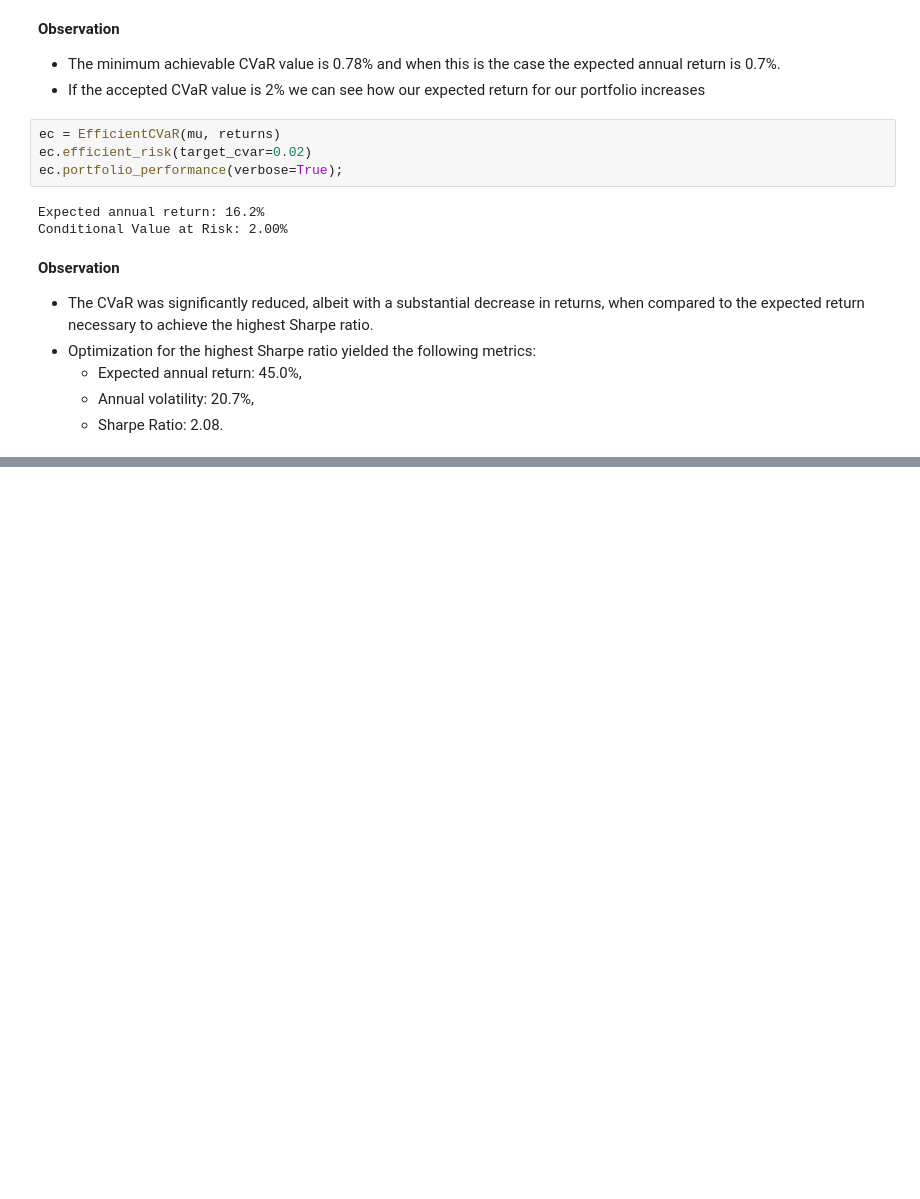
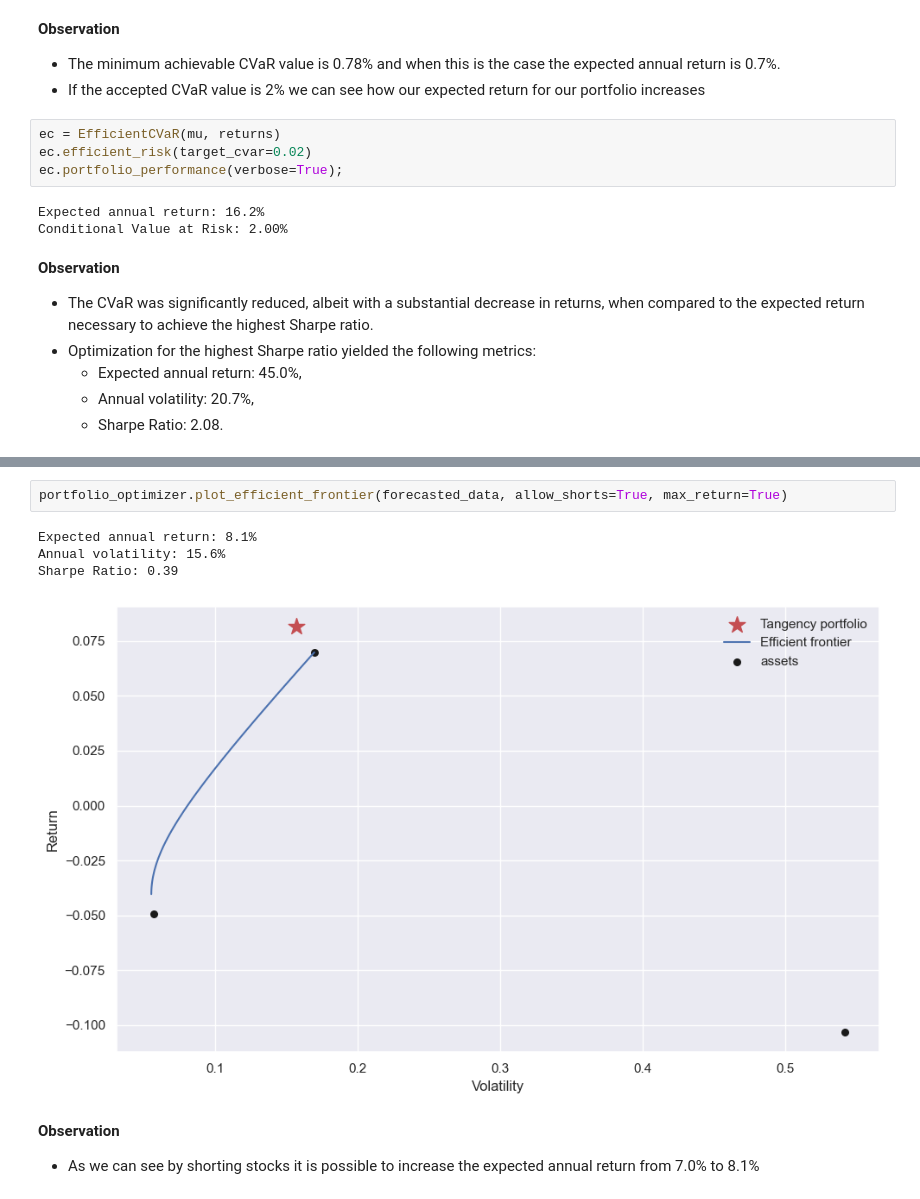
Before and after one commit to Yosef-ft/Portfolio-Management, a Jupyter notebook: notebooks/Financial_Analysis.ipynb, the cells around one changed output, grey strips where cells are left out. Drawn from its saved outputs; the diff is of its cells as text; blank space fills up the shorter version.

```diff
--- a/notebooks/Financial_Analysis.ipynb
+++ b/notebooks/Financial_Analysis.ipynb
@@ -169,0 +214,10 @@ Conditional Value at Risk: 2.00%
+# %%
+portfolio_optimizer.plot_efficient_frontier(forecasted_data, allow_shorts=True, max_return=True)
+# %% [output]
+Expected annual return: 8.1%
+Annual volatility: 15.6%
+Sharpe Ratio: 0.39
+[figure, added]
+# %% [markdown]
+**Observation**
+- As we can see by shorting stocks it is possible to increase the expected annual return from 7.0% to 8.1%
```
Also changed, not shown: parts of 10 cells of this notebook.
